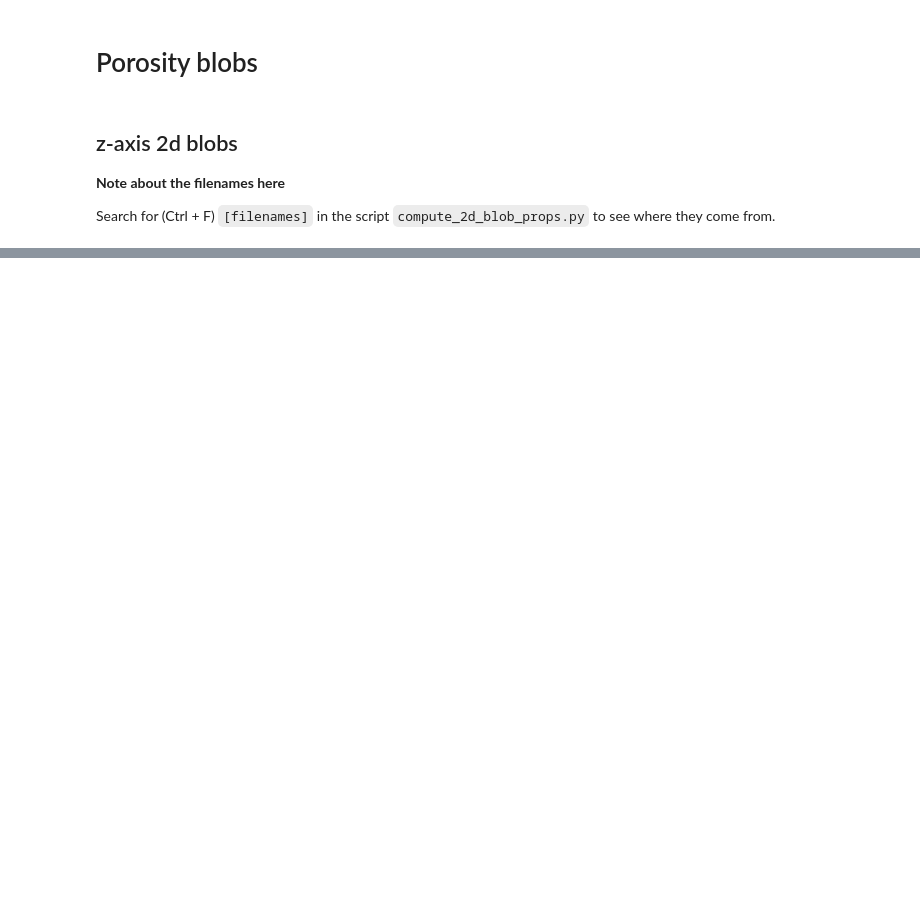
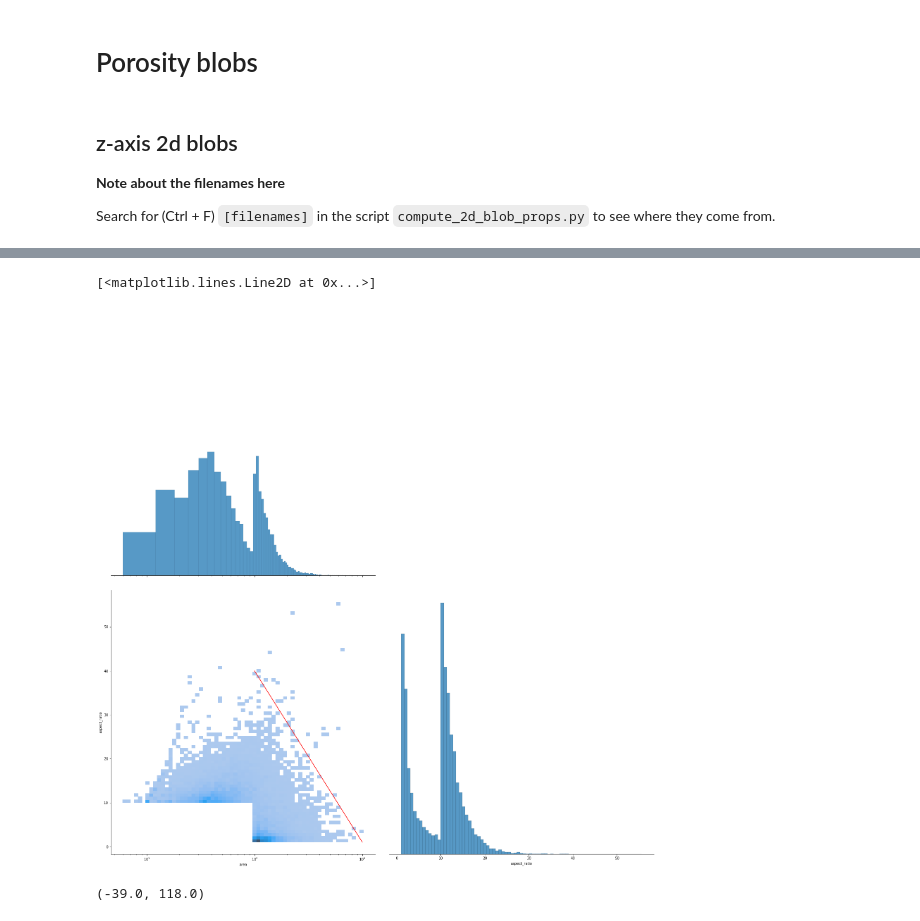
Before and after one commit to jpcbertoldo/tomo2seg, a Jupyter notebook: nbs/analyze-2d-blobs-search-anomalies.ipynb, the cells around one changed output, grey strips where cells are left out. Cells and saved outputs as stored; diff of their text form; code cells hidden in the pictures; blank space fills up the shorter version.

```diff
--- a/nbs/analyze-2d-blobs-search-anomalies.ipynb
+++ b/nbs/analyze-2d-blobs-search-anomalies.ipynb
@@ -108,0 +176,5 @@ filename='/home/users/jcasagrande/projects/tomo2seg/data/PA66GF30.v1/PA66GF30.v1
+# %%
+df = blobsdf
+
+blobsdf_filtered = df[~((df.aspect_ratio < 10) & (df.area < 100))]
+logger.debug(f"{df.shape=} {blobsdf_filtered.shape=}")
@@ -108,0 +184,24 @@ filename='/home/users/jcasagrande/projects/tomo2seg/data/PA66GF30.v1/PA66GF30.v1
+# %%
+%%time
+n = None
+df = blobsdf_filtered
+df = df.iloc[:n] if n is not None else df
+
+line_points = (
+    (100, 40),
+    (1000, 1),
+)
+
+pairgrid = sns.pairplot(
+    df.replace([np.inf, -np.inf], np.nan).dropna(),
+    vars=["area", "aspect_ratio"],
+    diag_kind="hist",
+    diag_kws=dict(log_scale=False),
+    kind="hist",
+    plot_kws=dict(log_scale=(True, False), palette="inferno"),
+    corner=True,
+)
+pairgrid.fig.set_size_inches(*(sz := 25, sz))
+
+pairgrid.axes[1, 0].plot(*zip(*line_points), c='r')
+# %% [output]
@@ -108,0 +210,8 @@ filename='/home/users/jcasagrande/projects/tomo2seg/data/PA66GF30.v1/PA66GF30.v1
+[<matplotlib.lines.Line2D at 0x...>]
+[figure, added]
+# %%
+m = (line_points[1][1] - line_points[0][1]) / (np.log10(line_points[1][0]) - np.log10(line_points[0][0]))
+b = line_points[0][1] - m * np.log10(line_points[0][0])
+m, b
+# %% [output]
+(-39.0, 118.0)
```
Also changed, not shown: parts of 14 cells of this notebook, 3 other files.
